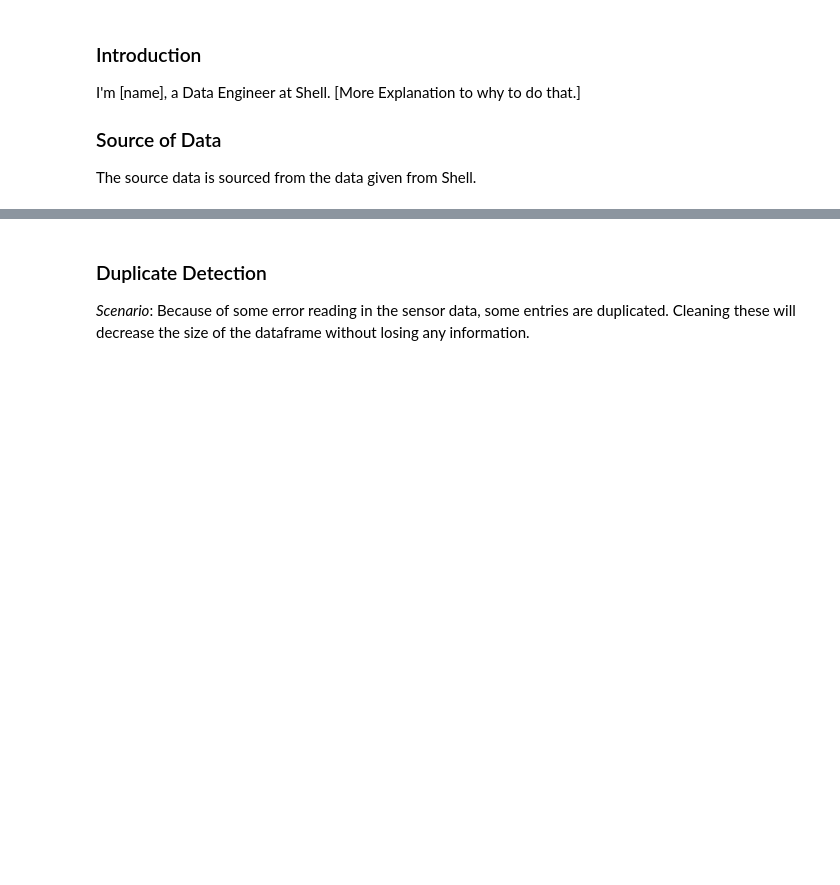
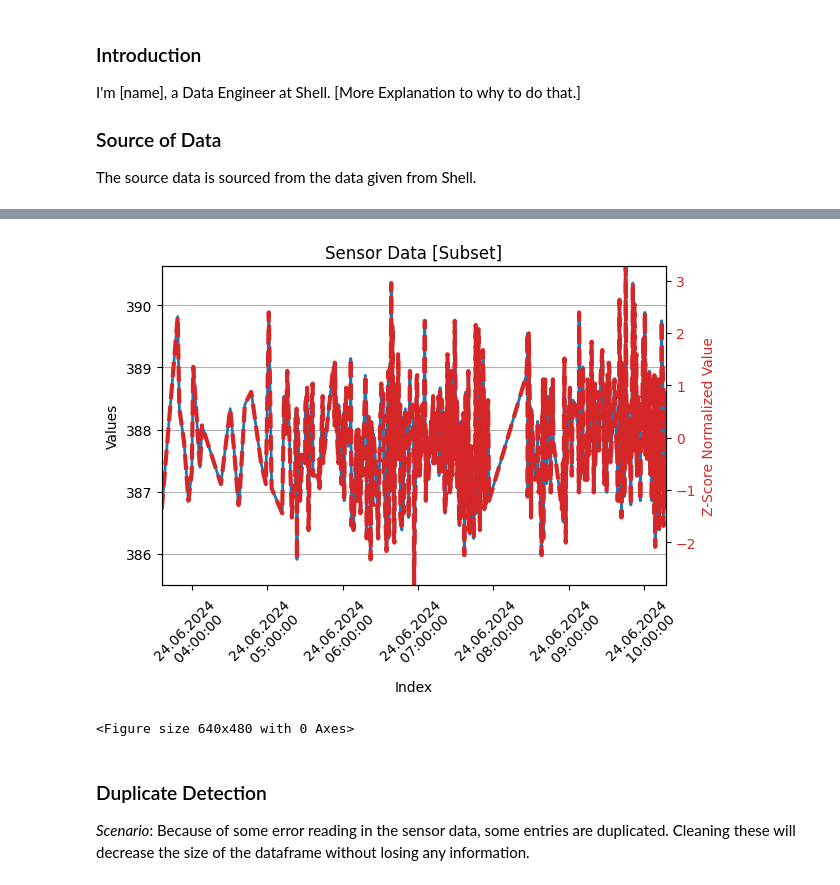
Before and after one commit to rtdip/core, a Jupyter notebook: notebook/pipeline_showcase.ipynb, the cells around one changed output, grey strips where cells are left out. Drawn from its saved outputs; the diff is of its cells as text; code cells hidden in the pictures; blank space fills up the shorter version.

Commit message:
saves in progress pipeline_showcase changes
Signed-off-by: Timm638 <Timm638@gmail.com>

```diff
--- a/notebook/pipeline_showcase.ipynb
+++ b/notebook/pipeline_showcase.ipynb
@@ -96,26 +87,17 @@ create_normalization_plot(create_1_week_dataframe())
 # %%
-# Setup Data
-april_df = create_1_week_dataframe()
-s_df = spark_session.createDataFrame(april_df['Solar  - Actual Aggregated [MW]'].to_frame(), ['value'])
-# Prepare Pipelines
-min_max_norm = NormalizationMinMax(df=s_df, column_names=['value'], in_place=True)
-mean_norm = NormalizationMean(df=s_df, column_names=['value'],
-                              in_place=True)
-z_score_norm = NormalizationZScore(df=s_df, column_names=['value'],
-                                   in_place=True)
-# Normalize with all 3 methods
-min_max_df = min_max_norm.filter().toPandas().set_index(april_df.index)
-mean_df = mean_norm.filter().toPandas().set_index(april_df.index)
-z_score_df = z_score_norm.filter()
+# Prepare Pipeline Compoment
+z_score_norm = NormalizationZScore(df=df_0, column_names=['Value'], in_place=True)
+# Execute the normalization on the dataframe
+df_1 = z_score_norm.filter()
 # Denormalization of Z-Score DF
-denorm = Denormalization(df=z_score_df, normalization_to_revert=z_score_norm)
-z_score_df = z_score_df.toPandas().set_index(april_df.index)
-denorm_df = denorm.filter().toPandas().set_index(april_df.index)
+# denorm = Denormalization(df=z_score_df, normalization_to_revert=z_score_norm)
+# z_score_df = z_score_df.toPandas().set_index(april_df.index)
+# denorm_df = denorm.filter().toPandas().set_index(april_df.index)
 # %%
-create_normalization_plot(input_df=april_df, normalized_df=min_max_df, title='Solar Energy produced in Germany - Min Max Normalization', ylabel_2='Min Max Normalized Value')
-create_normalization_plot(input_df=april_df, normalized_df=mean_df, title='Solar Energy produced in Germany - Mean Normalization', ylabel_2='Mean Normalized Value')
-create_normalization_plot(input_df=april_df, normalized_df=z_score_df, title='Solar Energy produced in Germany - Z-Score Normalization', ylabel_2='Z-Score Normalized Value')
-create_normalization_plot(input_df=april_df, normalized_df=denorm_df, title='Solar Energy produced in Germany - Denormalized from Z-Score Normalization', ylabel_2='Denormalized Value')
+create_value_plot(value_df=df_0.toPandas(), secondary_value_df=df_1.toPandas(), title='Sensor Data [Subset]', y_label = 'Values',  secondary_y_label='Z-Score Normalized Value')
+# %% [output]
+[figure, added]
+<Figure size 640x480 with 0 Axes>
 # %% [markdown]
 ### Duplicate Detection
 *Scenario*:
```
Also changed, not shown: parts of 16 cells of this notebook.
